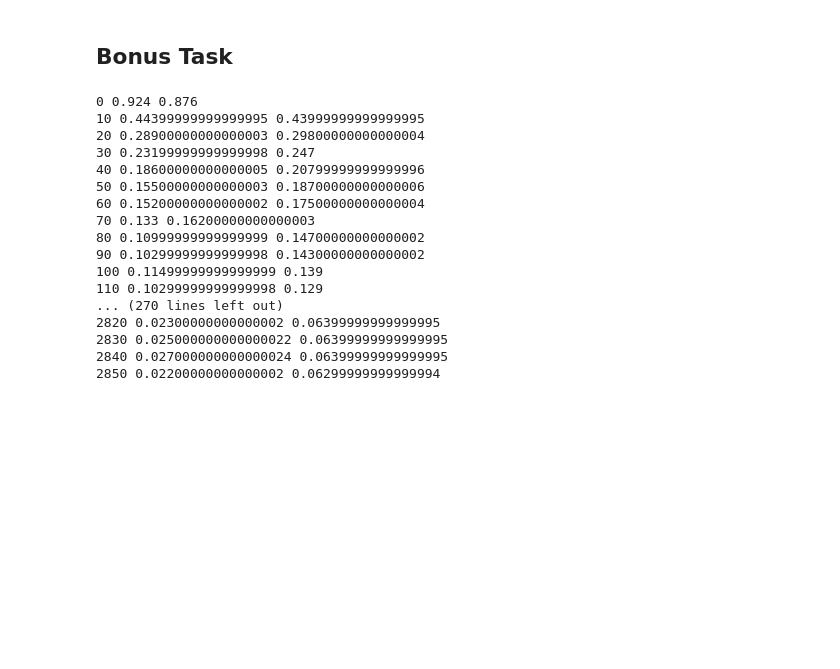
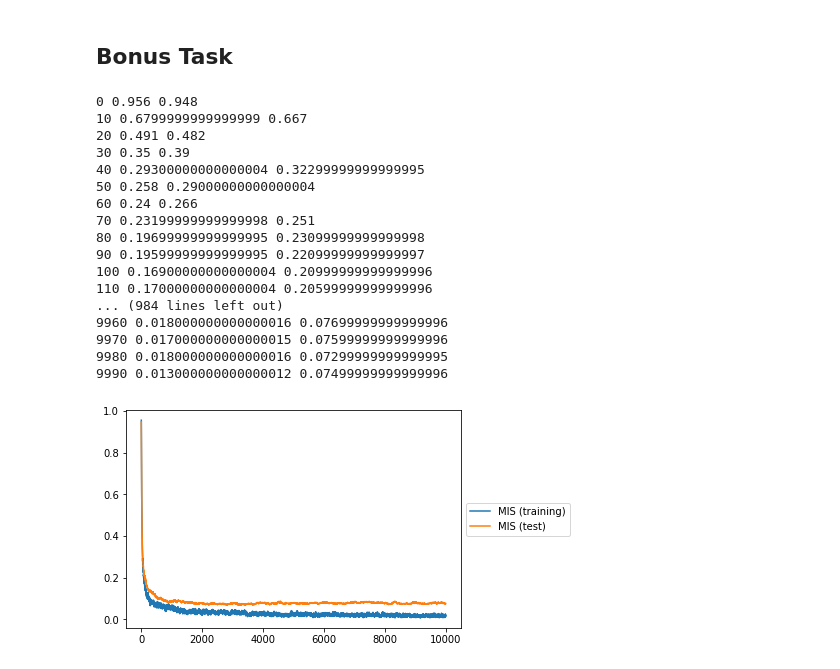
Before and after one commit to slchangtw/machine_learning_Jacobs, a Jupyter notebook: MLP.ipynb, the cells around one changed output. Saved outputs shown, nothing was run; the diff lists cells and outputs as text; code cells hidden in the pictures; blank space fills up the shorter version.

```diff
--- a/MLP.ipynb
+++ b/MLP.ipynb
@@ -140,48 +145,57 @@ y_matrix = np.eye(nb_classes)[y_vector]
 # set the architecture
 epochs = 10000
 neurons_1 = 256
-neurons_2 = 256
-fc_layer1 = Layer(X.shape[1], neurons_1)
-fc_layer2 = Layer(neurons_1, neurons_2)
-output_layer = Softmax_Layer(neurons_2, 10)
+neurons_2 = 128
+fc_layer1 = Layer(X.shape[1], neurons_1, -0.43, 0.43)
+fc_layer2 = Layer(neurons_1,neurons_2, -0.39, 0.39)
+output_layer = Softmax_Layer(neurons_2, 10, -0.51, 0.51,)
 
-train_miss = np.zeros(epochs)
-test_miss = np.zeros(epochs)
+train_mis = np.zeros(epochs)
+test_mis = np.zeros(epochs)
 # %%
 for epoch in range(epochs):
     fc_layer1.forward_prop(X_train, activation_func='tanh', add_noise=True)
     fc_layer2.forward_prop(fc_layer1.out_x, activation_func='tanh', add_noise=True)
-    output_layer.forward_prop(fc_layer2.out_x)
+    output_layer.forward_prop(fc_layer2.out_x, normalize=True)
 
     train_miss[epoch] = output_layer.compute_miscla_rate(y_matrix)
 
-    output_layer.backward_prop(y_matrix, output_layer.predict(), x_pre=fc_layer2.out_x, eta=0.004)
-    fc_layer2.backward_prop(x_pre=fc_layer1.out_x, activation_func='tanh', delta_next=output_layer.delta, weights_next=output_layer.weights, eta=0.01)
-    fc_layer1.backward_prop(x_pre=X_train, activation_func='tanh', delta_next=fc_layer2.delta, weights_next=fc_layer2.weights, eta=0.01)
+    output_layer.backward_prop(y_matrix, output_layer.predict(), x_pre=fc_layer2.out_x, eta=0.0001)
+    fc_layer2.backward_prop(x_pre=fc_layer1.out_x, activation_func='tanh', delta_next=output_layer.delta, weights_next=output_layer.weights, eta=0.005)
+    fc_layer1.backward_prop(x_pre=X_train, activation_func='tanh', delta_next=fc_layer2.delta, weights_next=fc_layer2.weights, eta=0.005)
 
     fc_layer1.forward_prop(X_test, activation_func='tanh')
     fc_layer2.forward_prop(fc_layer1.out_x, activation_func='tanh')
-    output_layer.forward_prop(fc_layer2.out_x)
+    output_layer.forward_prop(fc_layer2.out_x, normalize=True)
 
     test_miss[epoch] = output_layer.compute_miscla_rate(y_matrix)
 
     if epoch % 10 == 0:
         print(epoch, train_miss[epoch], test_miss[epoch])
 # %% [output]
-0 0.924 0.876
-10 0.44399999999999995 0.43999999999999995
-20 0.28900000000000003 0.29800000000000004
-30 0.23199999999999998 0.247
-40 0.18600000000000005 0.20799999999999996
-50 0.15500000000000003 0.18700000000000006
-60 0.15200000000000002 0.17500000000000004
-70 0.133 0.16200000000000003
-80 0.10999999999999999 0.14700000000000002
-90 0.10299999999999998 0.14300000000000002
-100 0.11499999999999999 0.139
-110 0.10299999999999998 0.129
-... (270 lines left out)
-2820 0.02300000000000002 0.06399999999999995
-2830 0.025000000000000022 0.06399999999999995
-2840 0.027000000000000024 0.06399999999999995
-2850 0.02200000000000002 0.06299999999999994
+0 0.956 0.948
+10 0.6799999999999999 0.667
+20 0.491 0.482
+30 0.35 0.39
+40 0.29300000000000004 0.32299999999999995
+50 0.258 0.29000000000000004
+60 0.24 0.266
+70 0.23199999999999998 0.251
+80 0.19699999999999995 0.23099999999999998
+90 0.19599999999999995 0.22099999999999997
+100 0.16900000000000004 0.20999999999999996
+110 0.17000000000000004 0.20599999999999996
+... (984 lines left out)
+9960 0.018000000000000016 0.07699999999999996
+9970 0.017000000000000015 0.07599999999999996
+9980 0.018000000000000016 0.07299999999999995
+9990 0.013000000000000012 0.07499999999999996
+# %%
+# plot MIS
+plt.plot(train_mis)
+plt.plot(test_mis)
+
+plt.legend(['MIS (training)','MIS (test)'], loc='center left', bbox_to_anchor=(1, 0.5))
+plt.show()
+# %% [output]
+[figure, added]
```
Also changed, not shown: parts of 3 cells of this notebook.
